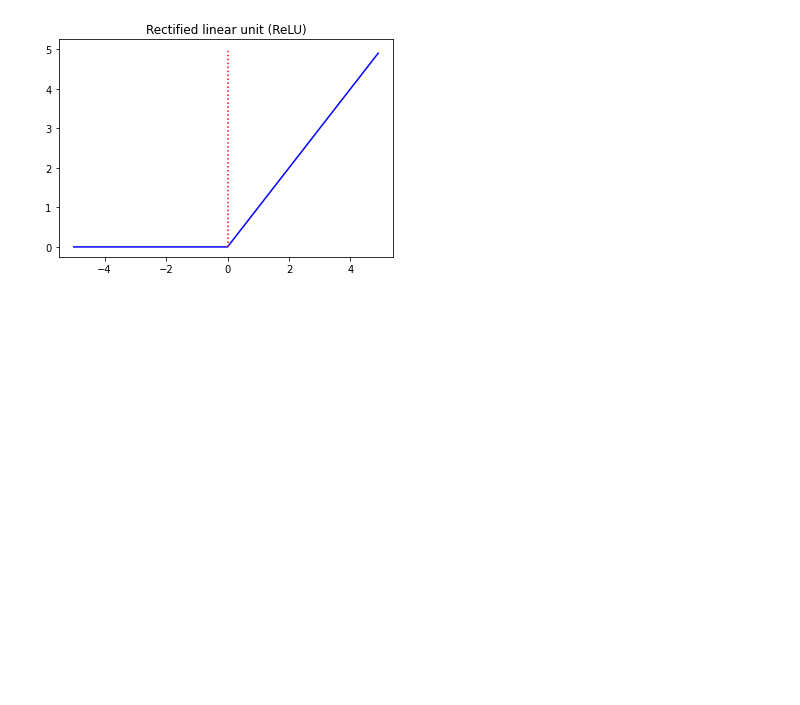
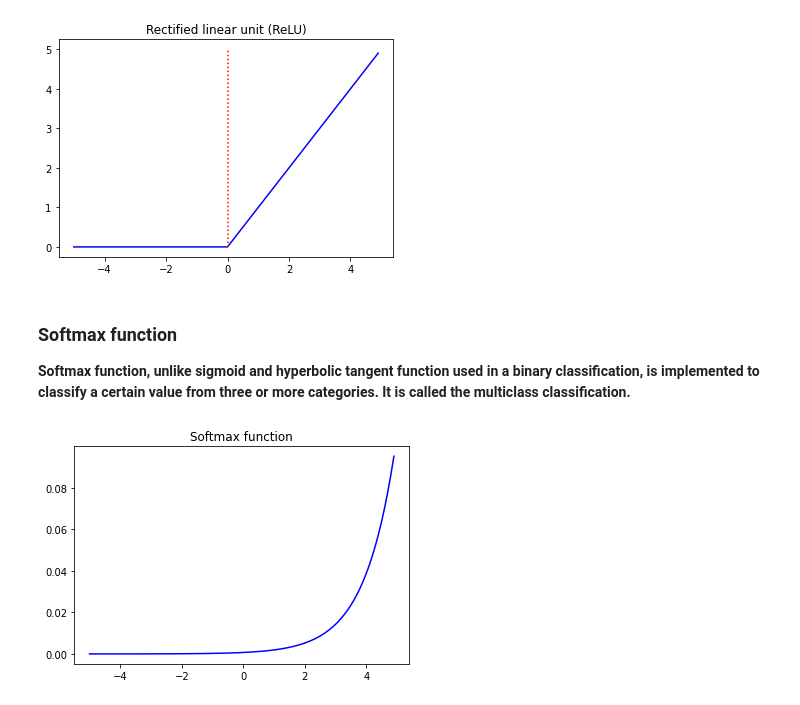
Before and after one commit to jhhan0/machine-learning, a Jupyter notebook: activaction_functions.ipynb, the cells around one changed output. Drawn from its saved outputs; the diff is of its cells as text; code cells hidden in the pictures; blank space fills up the shorter version.

```diff
--- a/activaction_functions.ipynb
+++ b/activaction_functions.ipynb
@@ -62,3 +68,16 @@ plt.title('Rectified linear unit (ReLU)')
 plt.show()
 # %% [output]
 [figure]
+# %% [markdown]
+### Softmax function
+
+**Softmax function, unlike sigmoid and hyperbolic tangent function used in a binary classification, is implemented to classify a certain value from three or more categories. It is called the multiclass classification.**
+# %%
+x = np.arange(-5.0, 5.0, 0.1)
+y = np.exp(x) / np.sum(np.exp(x))
+
+plt.plot(x, y, color='b')
+plt.title('Softmax function')
+plt.show()
+# %% [output]
+[figure, added]
```
Also changed, not shown: parts of 7 cells of this notebook.
